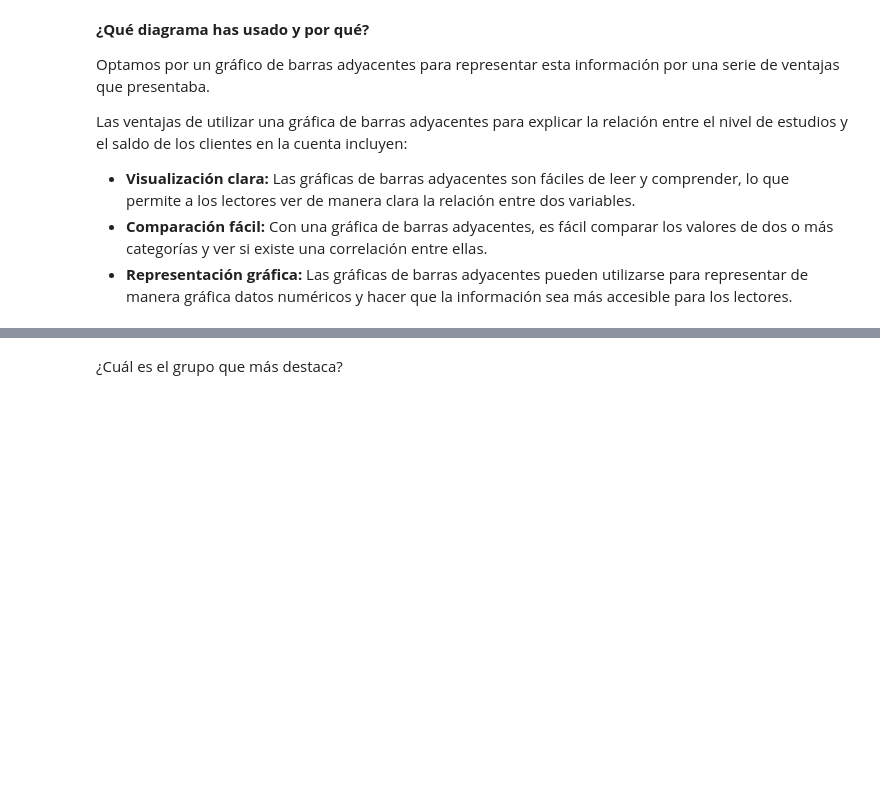
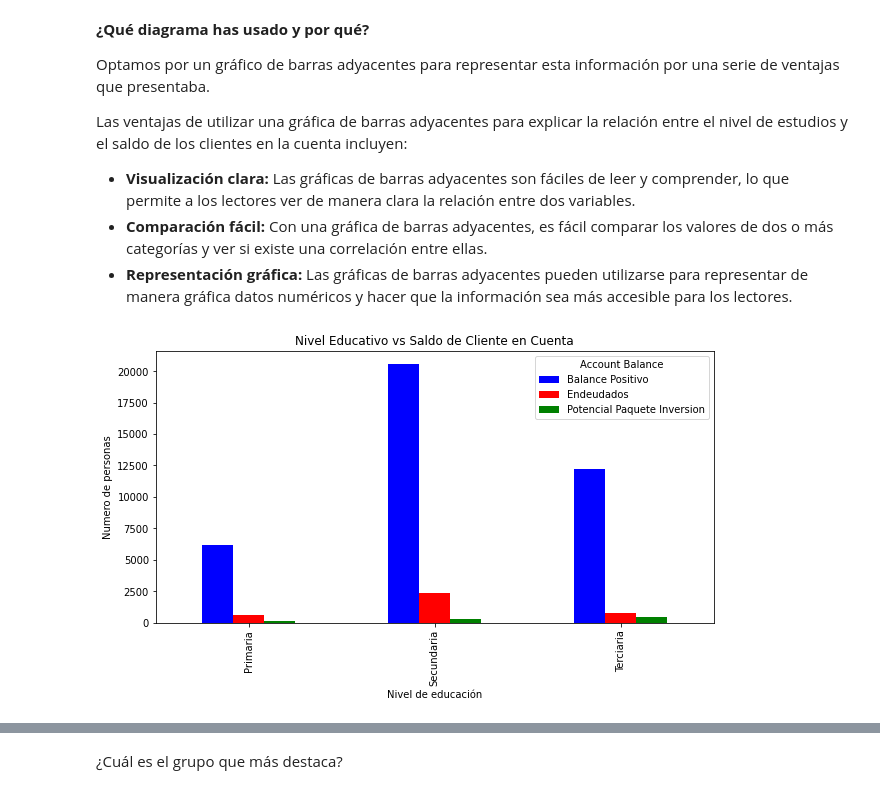
Before and after one commit to Yedramartinolmos/L1P2, a Jupyter notebook: Copia_de_banco_ufv.ipynb, the cells around one changed output, grey strips where cells are left out. Cells and saved outputs as stored; diff of their text form; code cells hidden in the pictures; blank space fills up the shorter version.

```diff
--- a/Copia_de_banco_ufv.ipynb
+++ b/Copia_de_banco_ufv.ipynb
@@ -335,6 +307,39 @@ Las ventajas de utilizar una gráfica de barras adyacentes para explicar la rela
 *   **Visualización clara:** Las gráficas de barras adyacentes son fáciles de leer y comprender, lo que permite a los lectores ver de manera clara la relación entre dos variables.
 *   **Comparación fácil:** Con una gráfica de barras adyacentes, es fácil comparar los valores de dos o más categorías y ver si existe una correlación entre ellas.
 *   **Representación gráfica:** Las gráficas de barras adyacentes pueden utilizarse para representar de manera gráfica datos numéricos y hacer que la información sea más accesible para los lectores.
+# %%
+import pandas as pd
+import matplotlib.pyplot as plt
+
+# Create the sample data
+data = {'Education Level': ['Primaria', 'Secundaria', 'Terciaria',
+                            'Primaria', 'Secundaria', 'Terciaria',
+                            'Primaria', 'Secundaria', 'Terciaria'],
+        'Account Balance': ['Endeudados', 'Endeudados', 'Endeudados',
+                            'Balance Positivo', 'Balance Positivo', 'Balance Positivo',
+                            'Potencial Paquete Inversion', 'Potencial Paquete Inversion', 'Potencial Paquete Inversion'],
+        'Count': [607, 2311, 720,
+                  6160, 20590, 12177,
+                  84, 301, 404]}
+
+# Convert the data into a pandas dataframe
+df = pd.DataFrame(data)
+
+# Create a pivot table to rearrange the data
+pivot_table = df.pivot(index='Education Level', columns='Account Balance', values='Count')
+
+# Plot the pivot table as a bar chart
+pivot_table.plot(kind='bar', stacked=False, figsize=(10, 5), color=['blue', 'red', 'green'])
+
+# Add labels and titles to the plot
+plt.xlabel('Nivel de educación')
+plt.ylabel('Numero de personas')
+plt.title('Nivel Educativo vs Saldo de Cliente en Cuenta')
+
+# Show the plot
+plt.show()
+# %% [output]
+[figure, added]
 # %%
 import pandas as pd
 import matplotlib.pyplot as plt
```
Also changed, not shown: parts of 15 cells of this notebook.
